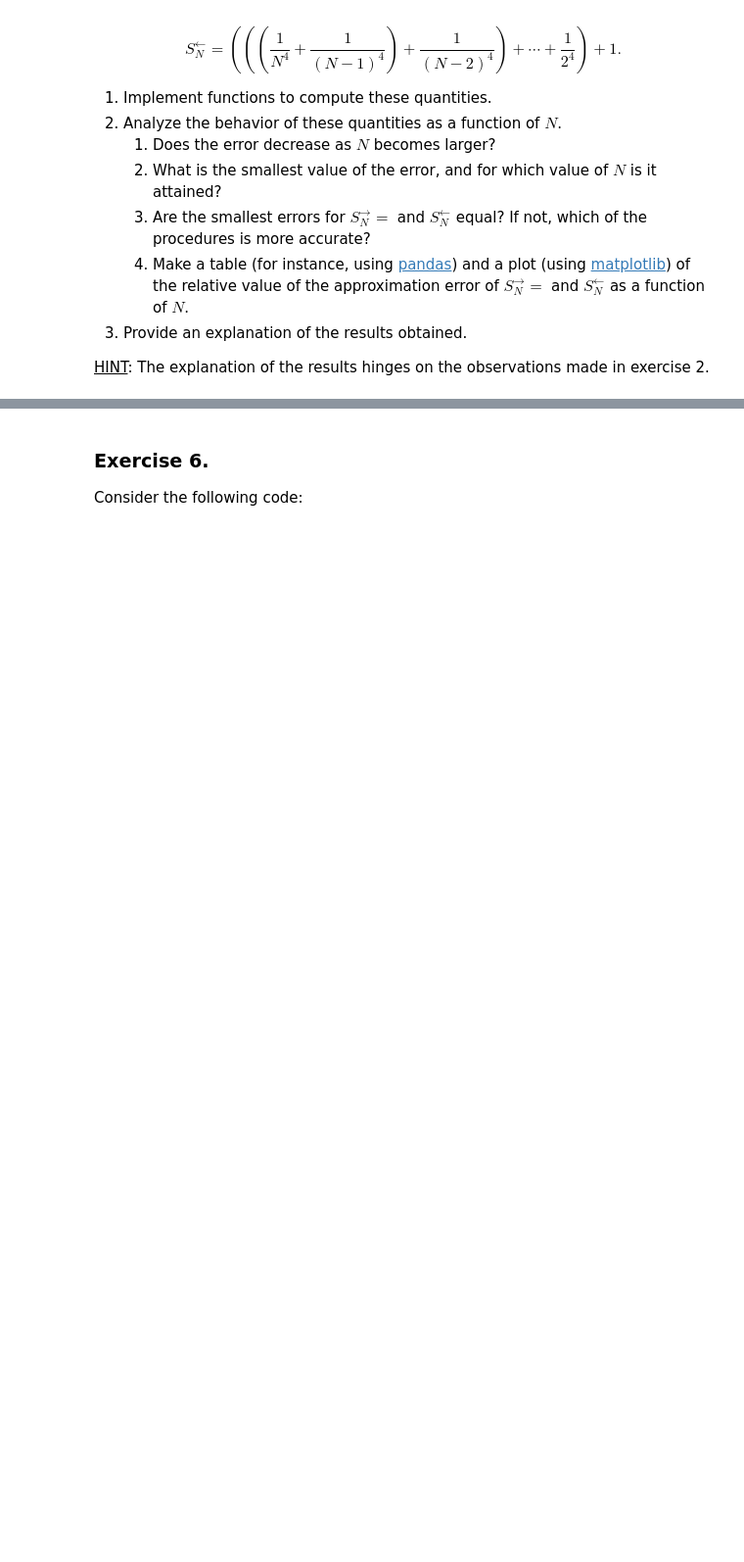
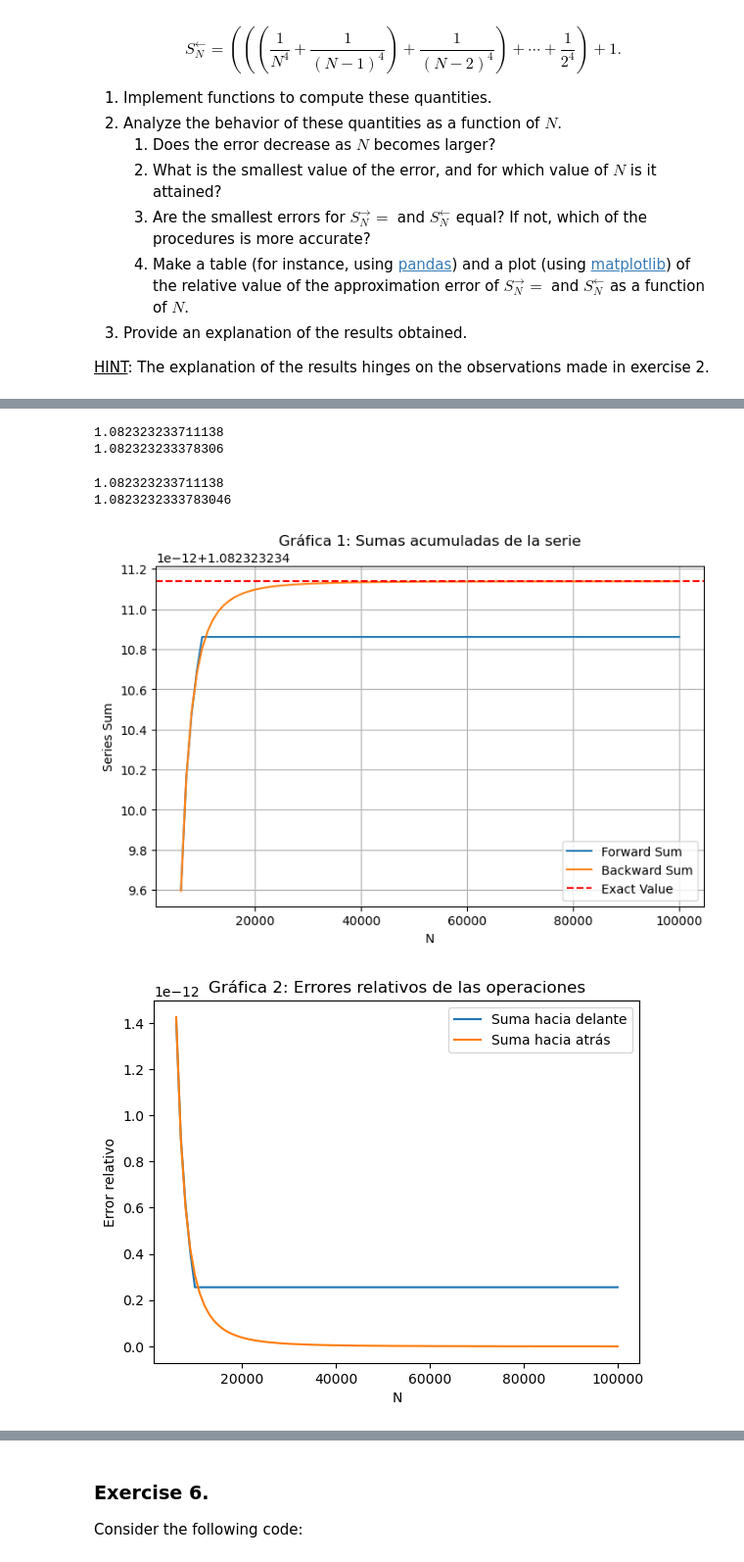
Before and after one commit to Arkh3/master_cn_25-26, a Jupyter notebook: practicas/practica1/H1_Teruel.ipynb, the cells around one changed output, grey strips where cells are left out. Shown: that part at 98% size. Cells and saved outputs as stored; diff of their text form; code cells hidden in the pictures; blank space fills up the shorter version.

```diff
--- a/practicas/practica1/H1_Teruel.ipynb
+++ b/practicas/practica1/H1_Teruel.ipynb
@@ -415,8 +419,11 @@ print(inverse_power(n, p=4))
 # %%
 # Forward sum
-
 def forward_sum(series_term, N):
-    # YOUR CODE GOES HERE
+    n_terms = series_term(np.arange(1, N+1))
+    result = 0
+    for i in range(len(n_terms)):
+        result += n_terms[i]
+    return result
 
 
 # Example of use
@@ -428,11 +435,18 @@ series_term = lambda n: inverse_power(n, p=4)
 
 S_N_forward = forward_sum(series_term, N)
 print(S_N_forward)
+# %% [output]
+1.082323233711138
+1.082323233378306
 # %%
 # Backward sum
 
 def backward_sum(series_term, N):
-    # YOUR CODE GOES HERE
+    n_terms = series_term(np.arange(N, 0, -1))
+    result = 0
+    for i in range(len(n_terms)):
+        result += n_terms[i]
+    return result
 
 # Example of use
 
@@ -443,5 +457,52 @@ series_term = lambda n: inverse_power(n, p=4)
 
 S_N_backward = backward_sum(series_term, N)
 print(S_N_backward)
+# %% [output]
+1.082323233711138
+1.0823232333783046
 # %%
 # YOUR CODE GOES HERE
+N_values = np.arange(1000, 100001, 1000)
+
+# Cálculo de resultados
+forward_results = np.array([forward_sum(series_term, n) for n in N_values])
+backward_results = np.array([backward_sum(series_term, n) for n in N_values])
+
+# Calculo de errores
+err_abs_forward = np.abs((S_exact-forward_results))
+err_rel_forward = err_abs_forward/S_exact
+
+err_abs_backward = np.abs((S_exact-backward_results))
+err_rel_backward = err_abs_backward/S_exact
+
+
+# Gráficas
+plt.figure(figsize=(8, 5))
+plt.plot(N_values[5:], forward_results[5:], label='Forward Sum')
+plt.plot(N_values[5:], backward_results[5:], label='Backward Sum')
+plt.axhline(y=S_exact, color='red', linestyle='--', label='Exact Value')
+plt.xlabel('N')
+plt.ylabel('Series Sum')
+plt.title('Gráfica 1: Sumas acumuladas de la serie')
+plt.legend()
+plt.grid(True)
+plt.show()
+
+plt.title("Gráfica 2: Errores relativos de las operaciones")
+plt.xlabel("N")
+plt.ylabel("Error relativo")
+plt.plot(N_values[5:], err_rel_forward[5:], label='Suma hacia delante')
+plt.plot(N_values[5:], err_rel_backward[5:], label='Suma hacia atrás')
+plt.legend()
+plt.show()
+
+plt.clf()
+
+plt.title("Gráfica 3: Error relativo de la suma hacia atrás")
+plt.xlabel("N")
+plt.ylabel("Error relativo")
+plt.plot(N_values[-50:], err_rel_backward[-50:], marker=".")
+plt.show()
+# %% [output]
+[figure, added]
+[figure, added]
```
Also changed, not shown: parts of 10 cells of this notebook.
